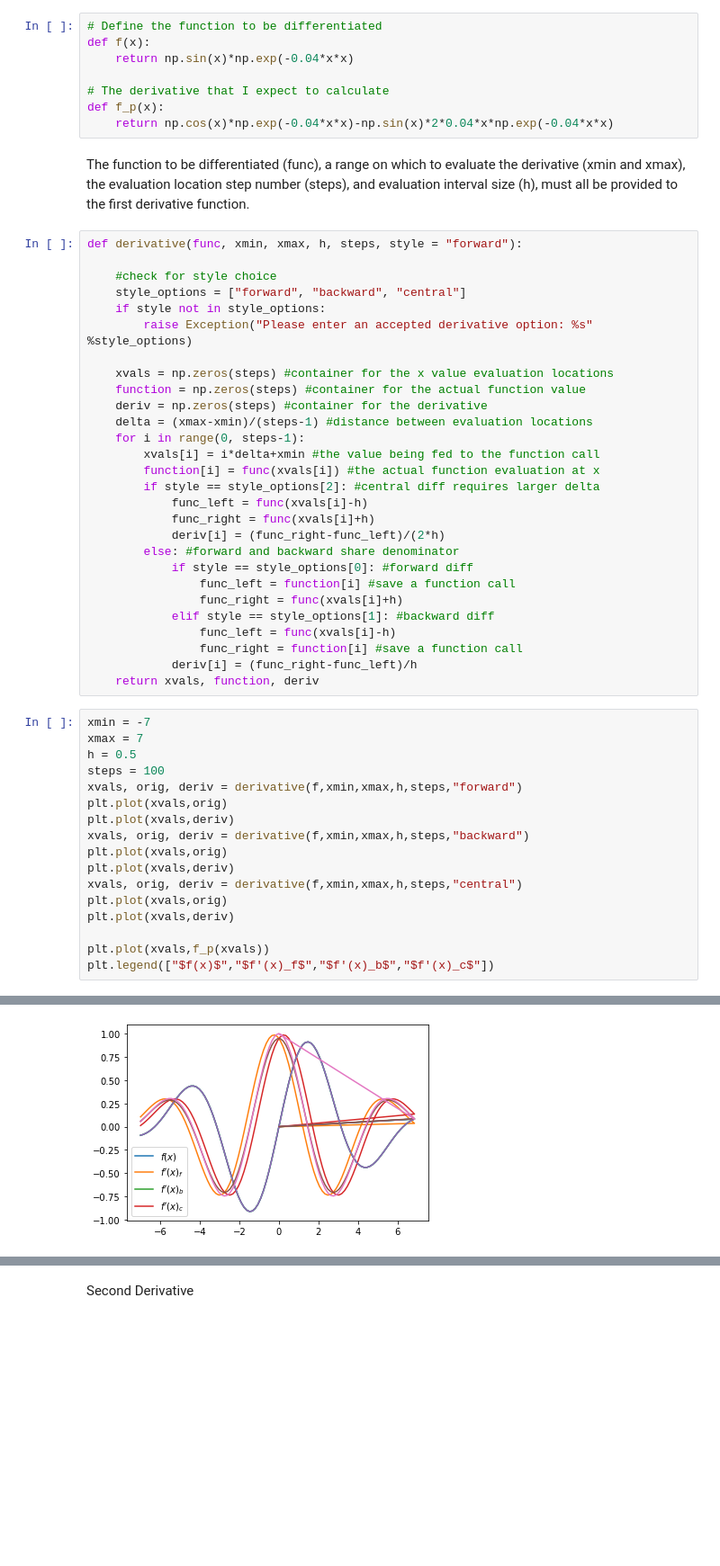
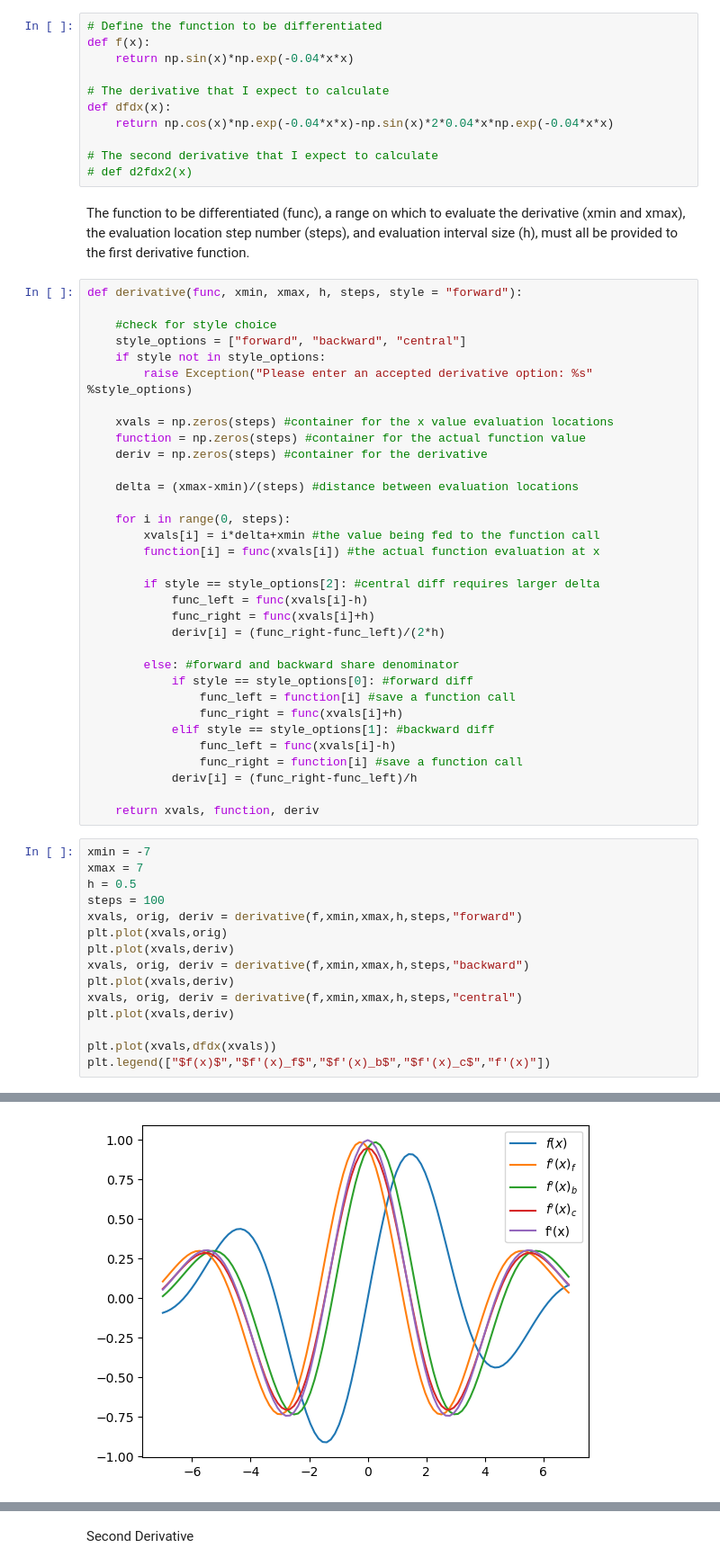
Before and after one commit to gregoryKaiser/cppython, a Jupyter notebook: Homework 1 - Numerical Derivatives.ipynb, the cells around one changed output, grey strips where cells are left out. Shown at 90% size. Saved outputs shown, nothing was run; the diff lists cells and outputs as text; blank space fills up the shorter version.

Commit message:
need to double check correctness on step number->deriv size

```diff
--- a/Homework 1 - Numerical Derivatives.ipynb
+++ b/Homework 1 - Numerical Derivatives.ipynb
@@ -18,8 +22,11 @@ def f(x):
     return np.sin(x)*np.exp(-0.04*x*x)
 
 # The derivative that I expect to calculate
-def f_p(x):
+def dfdx(x):
     return np.cos(x)*np.exp(-0.04*x*x)-np.sin(x)*2*0.04*x*np.exp(-0.04*x*x)
+
+# The second derivative that I expect to calculate
+# def d2fdx2(x)
 # %% [markdown]
 The function to be differentiated (func), a range on which to evaluate the derivative (xmin and xmax), the evaluation location step number (steps), and evaluation interval size (h), must all be provided to the first derivative function.
 # %%
@@ -33,14 +40,18 @@ def derivative(func, xmin, xmax, h, steps, style = "forward"):
     xvals = np.zeros(steps) #container for the x value evaluation locations
     function = np.zeros(steps) #container for the actual function value
     deriv = np.zeros(steps) #container for the derivative
-    delta = (xmax-xmin)/(steps-1) #distance between evaluation locations
-    for i in range(0, steps-1):
+
+    delta = (xmax-xmin)/(steps) #distance between evaluation locations
+
+    for i in range(0, steps):
         xvals[i] = i*delta+xmin #the value being fed to the function call
         function[i] = func(xvals[i]) #the actual function evaluation at x
+
         if style == style_options[2]: #central diff requires larger delta
             func_left = func(xvals[i]-h)
             func_right = func(xvals[i]+h)
             deriv[i] = (func_right-func_left)/(2*h)
+
         else: #forward and backward share denominator
             if style == style_options[0]: #forward diff
                 func_left = function[i] #save a function call
@@ -49,24 +60,23 @@ def derivative(func, xmin, xmax, h, steps, style = "forward"):
                 func_left = func(xvals[i]-h)
                 func_right = function[i] #save a function call
             deriv[i] = (func_right-func_left)/h
+
     return xvals, function, deriv
 # %%
 xmin = -7
 xmax = 7
 h = 0.5
 steps = 100
 xvals, orig, deriv = derivative(f,xmin,xmax,h,steps,"forward")
 plt.plot(xvals,orig)
 plt.plot(xvals,deriv)
 xvals, orig, deriv = derivative(f,xmin,xmax,h,steps,"backward")
-plt.plot(xvals,orig)
 plt.plot(xvals,deriv)
 xvals, orig, deriv = derivative(f,xmin,xmax,h,steps,"central")
-plt.plot(xvals,orig)
 plt.plot(xvals,deriv)
 
-plt.plot(xvals,f_p(xvals))
-plt.legend(["$f(x)$","$f'(x)_f$","$f'(x)_b$","$f'(x)_c$"])
+plt.plot(xvals,dfdx(xvals))
+plt.legend(["$f(x)$","$f'(x)_f$","$f'(x)_b$","$f'(x)_c$","f'(x)"])
 # %% [output]
 <matplotlib.legend.Legend at 0x...>
-[figure, old version]
+[figure, new version]
```
Also changed, not shown: parts of 9 cells of this notebook.
